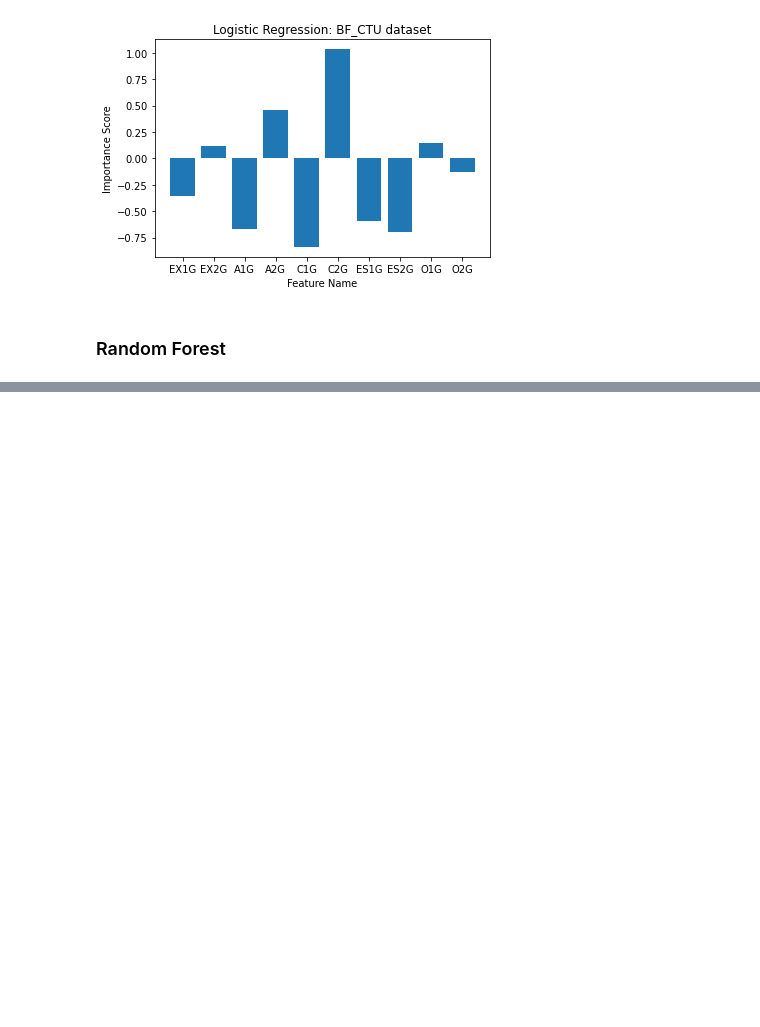
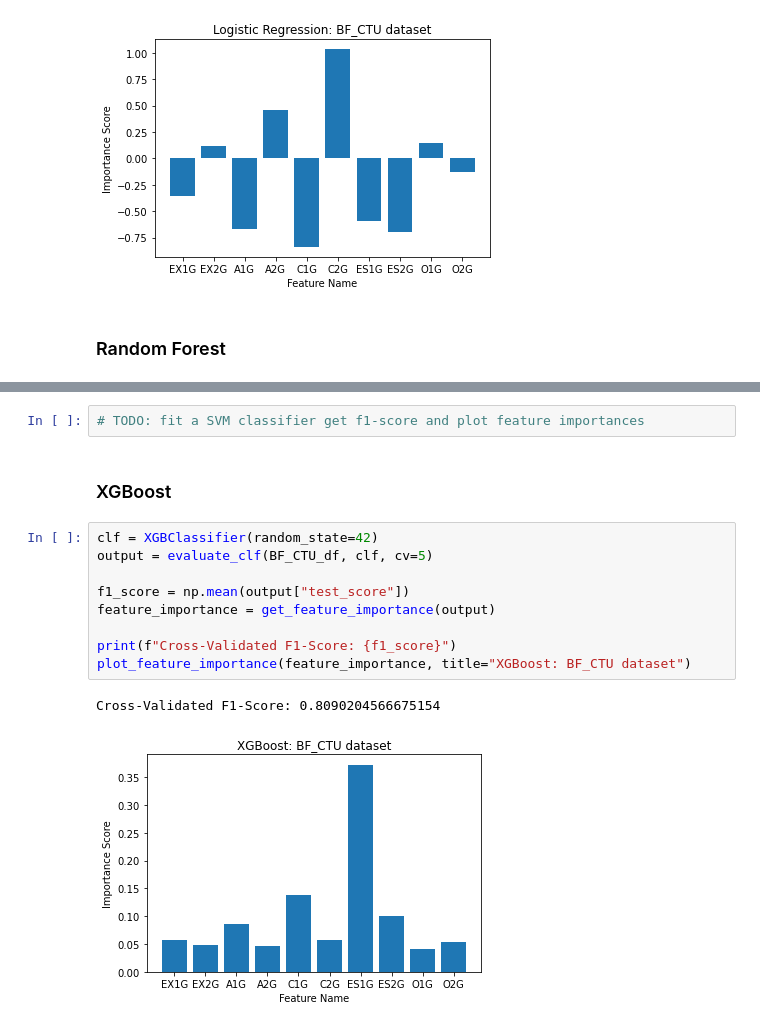
Before and after one commit to santiviquez/lie-detection, a Jupyter notebook: predictors_reliability.ipynb, the cells around one changed output, grey strips where cells are left out. Cells and saved outputs as stored; diff of their text form; blank space fills up the shorter version.

```diff
--- a/predictors_reliability.ipynb
+++ b/predictors_reliability.ipynb
@@ -140,0 +136,16 @@ Cross-Validated Accuracy: 0.8417517875383045
+# %%
+# TODO: fit a SVM classifier get f1-score and plot feature importances
+# %% [markdown]
+### XGBoost
+# %%
+clf = XGBClassifier(random_state=42)
+output = evaluate_clf(BF_CTU_df, clf, cv=5)
+
+f1_score = np.mean(output["test_score"])
+feature_importance = get_feature_importance(output)
+
+print(f"Cross-Validated F1-Score: {f1_score}")
+plot_feature_importance(feature_importance, title="XGBoost: BF_CTU dataset")
+# %% [output]
+Cross-Validated F1-Score: 0.8090204566675154
+[figure, added]
```
Also changed, not shown: parts of 9 cells of this notebook.
